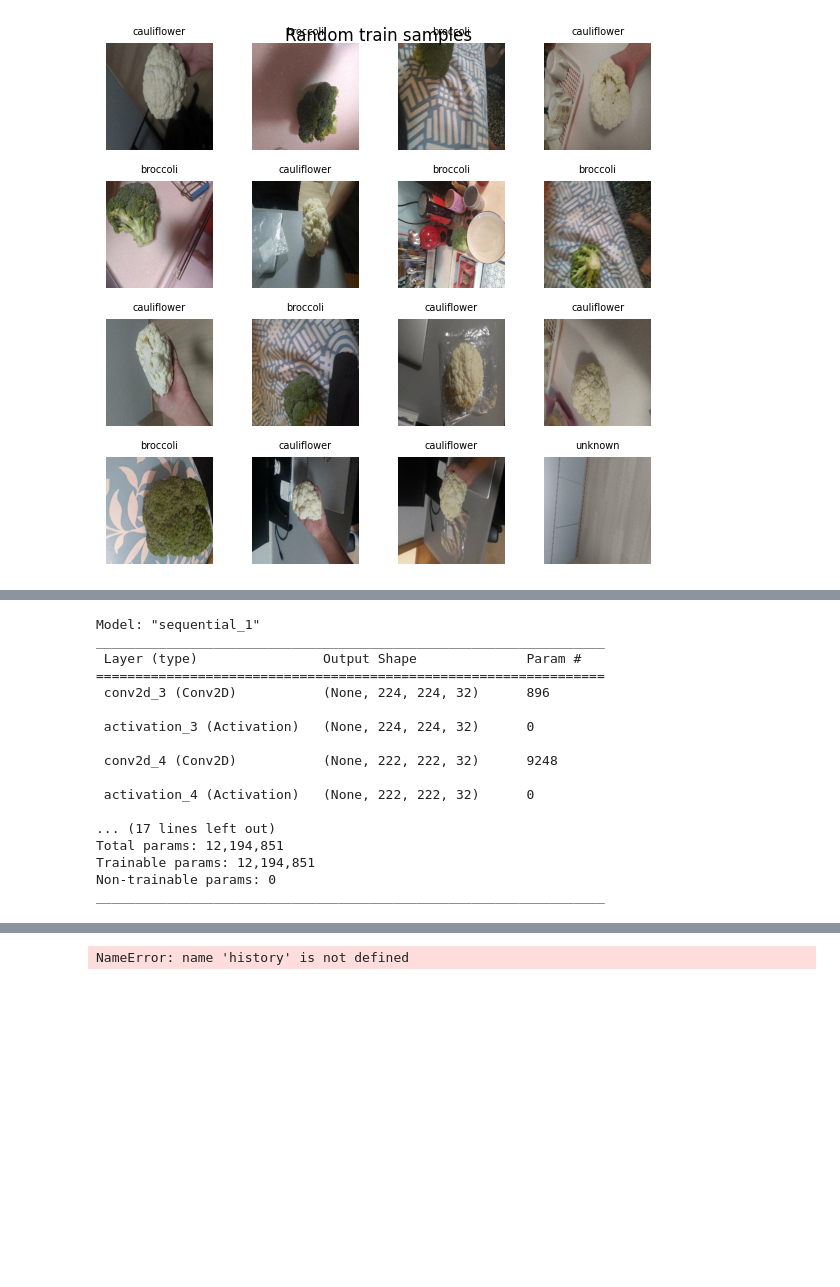
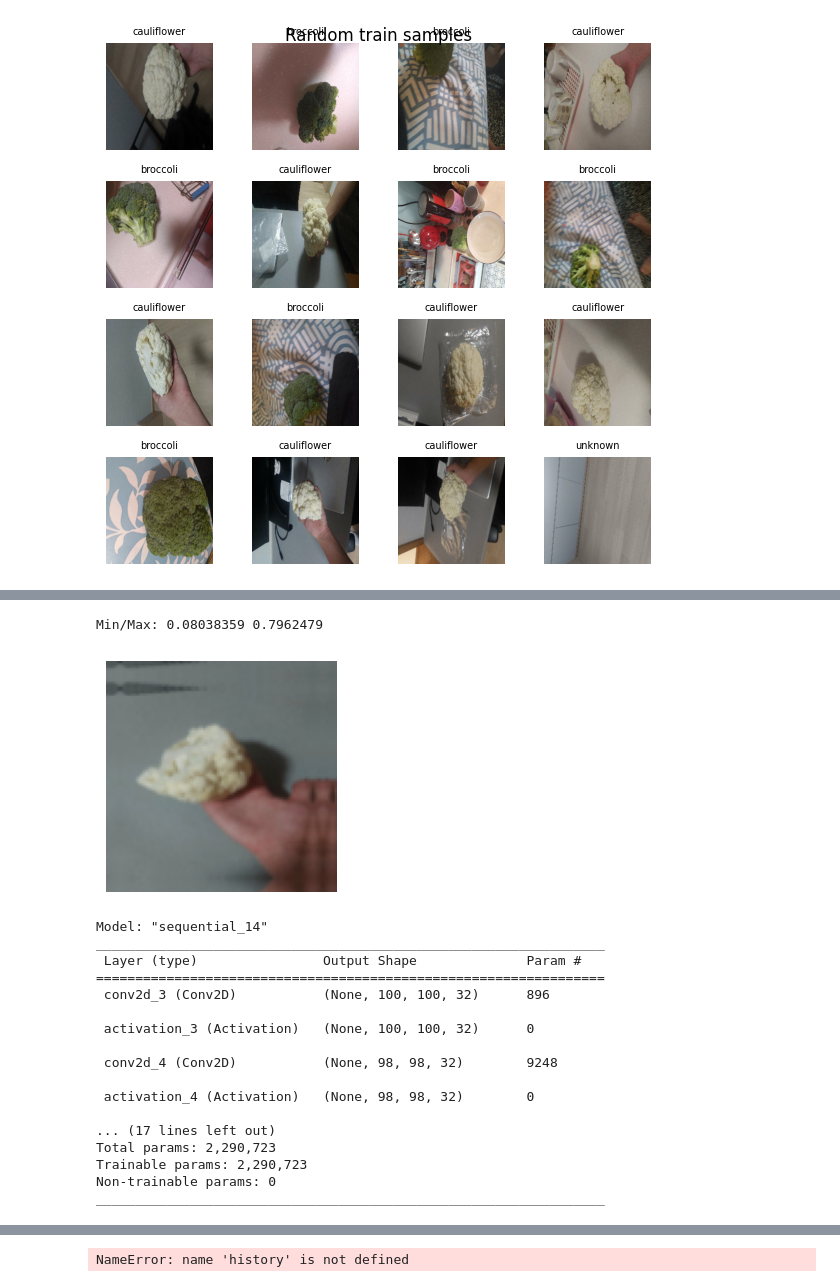
Before and after one commit to dion-choy/mlai, a Jupyter notebook: model.ipynb, the cells around one changed output, grey strips where cells are left out. Saved outputs shown, nothing was run; the diff lists cells and outputs as text; code cells hidden in the pictures; blank space fills up the shorter version.

```diff
--- a/model.ipynb
+++ b/model.ipynb
@@ -73,3 +74,39 @@ plt.tight_layout()
 plt.show()
 # %% [output]
 [figure]
+# %%
+TARGET_SIZE = 100
+
+resize_and_rescale = tf.keras.Sequential([
+    layers.Resizing(TARGET_SIZE, TARGET_SIZE),
+    layers.Rescaling(1./255)
+])
+
+data_augmentation = tf.keras.Sequential([
+    layers.RandomFlip("horizontal_and_vertical"),
+    layers.RandomRotation(0.3),
+    layers.RandomTranslation(0.1, 0.1),
+    layers.RandomZoom(0.2),
+])
+
+AUTOTUNE = tf.data.AUTOTUNE
+
+def prepare(ds, shuffle=False, augment=False):
+    # Resize and rescale all datasets.
+    ds = ds.map(lambda x, y: (resize_and_rescale(x), y),
+                num_parallel_calls=AUTOTUNE)
+
+    if shuffle:
+        ds = ds.shuffle(1000)
+
+    # Use data augmentation only on the training set.
+    if augment:
+        ds = ds.map(lambda x, y: (data_augmentation(x, training=True), y),
+                    num_parallel_calls=AUTOTUNE)
+
+    # Use buffered prefetching on all datasets.
+    return ds.prefetch(buffer_size=AUTOTUNE)
+
+train_ds1 = prepare(train_ds, shuffle=True, augment=True)
+val_ds1 = prepare(val_ds)
+test_ds1 = prepare(test_ds)
@@ -76,11 +131,22 @@ plt.show()
+# %%
+plt.figure(figsize=(3,3))
+for images, labels in train_ds1.take(1):
+    img = images[0]
+    print("Min/Max:", tf.reduce_min(img).numpy(), tf.reduce_max(img).numpy())
+    plt.imshow((img.numpy() * 255).astype("uint8"))
+    plt.axis("off")
+    plt.show()
+    break
+# %% [output]
+Min/Max: 0.08038359 0.7962479
+[figure, added]
 # %%
-
 num_classes = 3
 
 model = keras.Sequential()
 
 model.add(Conv2D(32, (3, 3), padding='same',
-                 input_shape=(*IMG_SIZE,3)))
+                 input_shape=(TARGET_SIZE, TARGET_SIZE,3)))
 model.add(Activation('relu'))
 
 model.add(Conv2D(32, (3, 3)))
@@ -91,8 +157,10 @@ model.add(Conv2D(64, (3, 3)))
 model.add(Activation('relu'))
 model.add(MaxPooling2D(pool_size=(2, 2)))
 
-model.add(Flatten(input_shape=(*IMG_SIZE, 3)))
+model.add(Flatten(input_shape=(TARGET_SIZE, TARGET_SIZE,3)))
+
 model.add(Dense(16, activation='relu'))
+
 model.add(Dense(num_classes, activation='softmax'))
 
 model.summary()
@@ -102,21 +170,21 @@ model.compile(loss=keras.losses.categorical_crossentropy,
               optimizer=Optimizer,
               metrics=['accuracy'])
 # %% [output]
-Model: "sequential_1"
+Model: "sequential_14"
 _________________________________________________________________
  Layer (type)                Output Shape              Param #
 =================================================================
- conv2d_3 (Conv2D)           (None, 224, 224, 32)      896
+ conv2d_3 (Conv2D)           (None, 100, 100, 32)      896
 
- activation_3 (Activation)   (None, 224, 224, 32)      0
+ activation_3 (Activation)   (None, 100, 100, 32)      0
 
- conv2d_4 (Conv2D)           (None, 222, 222, 32)      9248
+ conv2d_4 (Conv2D)           (None, 98, 98, 32)        9248
 
- activation_4 (Activation)   (None, 222, 222, 32)      0
+ activation_4 (Activation)   (None, 98, 98, 32)        0
 
 ... (17 lines left out)
-Total params: 12,194,851
-Trainable params: 12,194,851
+Total params: 2,290,723
+Trainable params: 2,290,723
 Non-trainable params: 0
 _________________________________________________________________
 # %%
```
Also changed, not shown: parts of 3 cells of this notebook.
